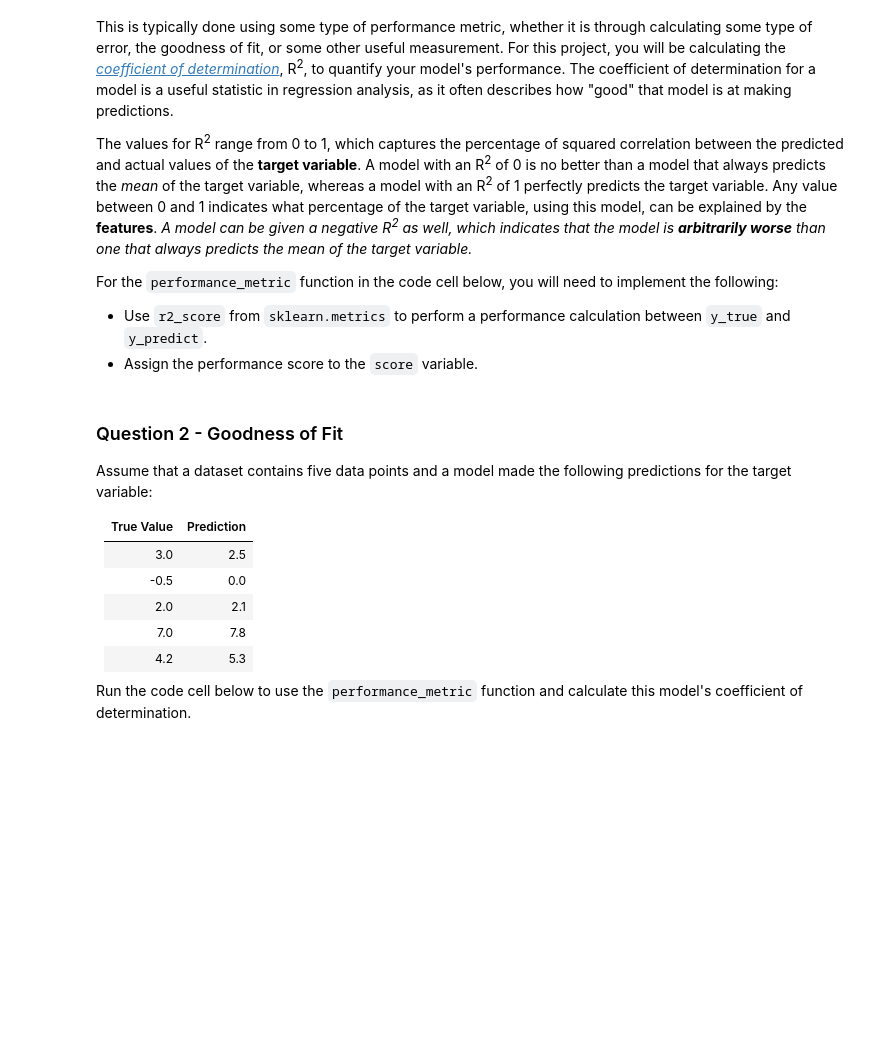
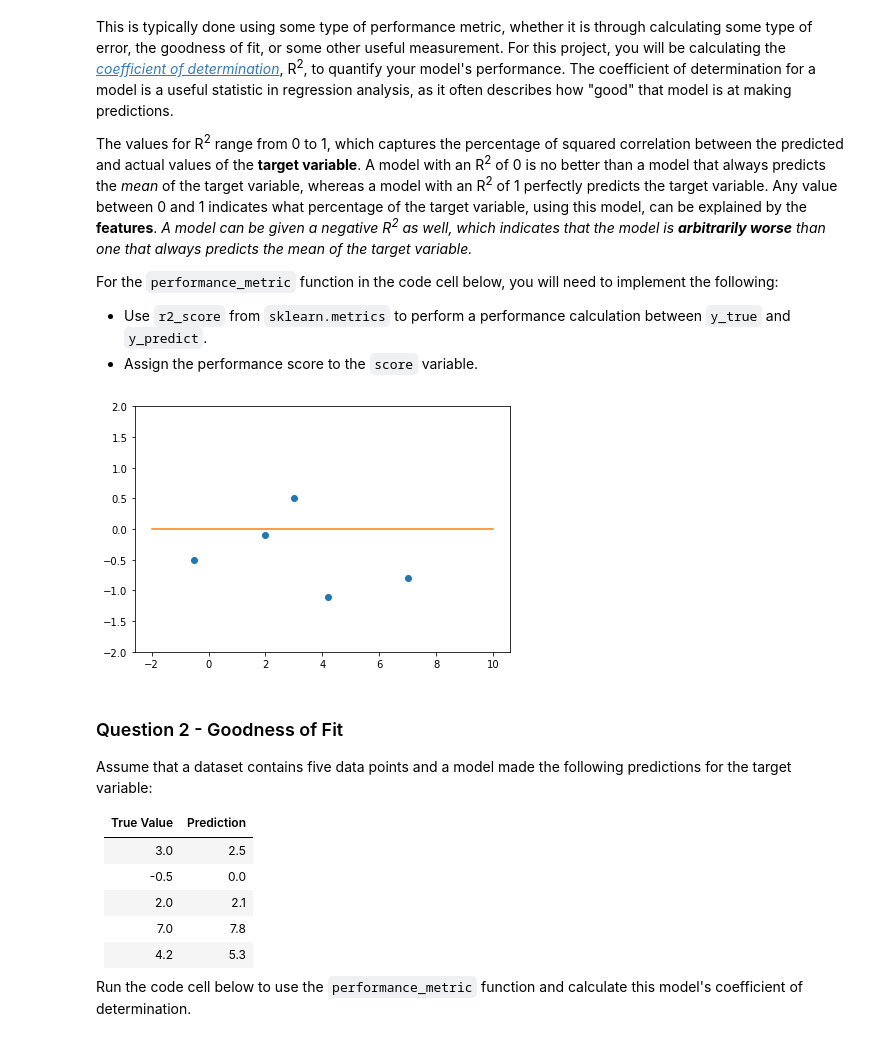
Before and after one commit to annalovesrobots/machine-learning, a Jupyter notebook: projects/boston_housing/boston_housing.ipynb, the cells around one changed output. Saved outputs shown, nothing was run; the diff lists cells and outputs as text; code cells hidden in the pictures; blank space fills up the shorter version.

```diff
--- a/projects/boston_housing/boston_housing.ipynb
+++ b/projects/boston_housing/boston_housing.ipynb
@@ -171,6 +171,24 @@ def performance_metric(y_true, y_predict):
 
     # Return the score
     return score
+# %%
+'''
+Glad that you liked the hand-computed version.
+Another interesting thing to check out for regression problems would be a residual plot.
+A residual plot is a graph that shows the residuals on the vertical axis
+and the independent variable on the horizontal axis.
+If the points in a residual plot are randomly dispersed around the horizontal axis,
+a linear regression model is appropriate for the data; otherwise, a non-linear model is more appropriate.
+'''
+import matplotlib.pyplot as plt
+trueValues = [3, -0.5, 2, 7, 4.2]
+predictions = [2.5, 0.0, 2.1, 7.8, 5.3]
+residuals = [i - j for i, j in zip(trueValues, predictions)]
+plt.plot(trueValues, residuals, 'o',[-2,10], [0,0], '-')
+plt.ylim(-2, 2)
+plt.tight_layout()
+# %% [output]
+[figure, added]
 # %% [markdown]
 ### Question 2 - Goodness of Fit
 Assume that a dataset contains five data points and a model made the following predictions for the target variable:
```
